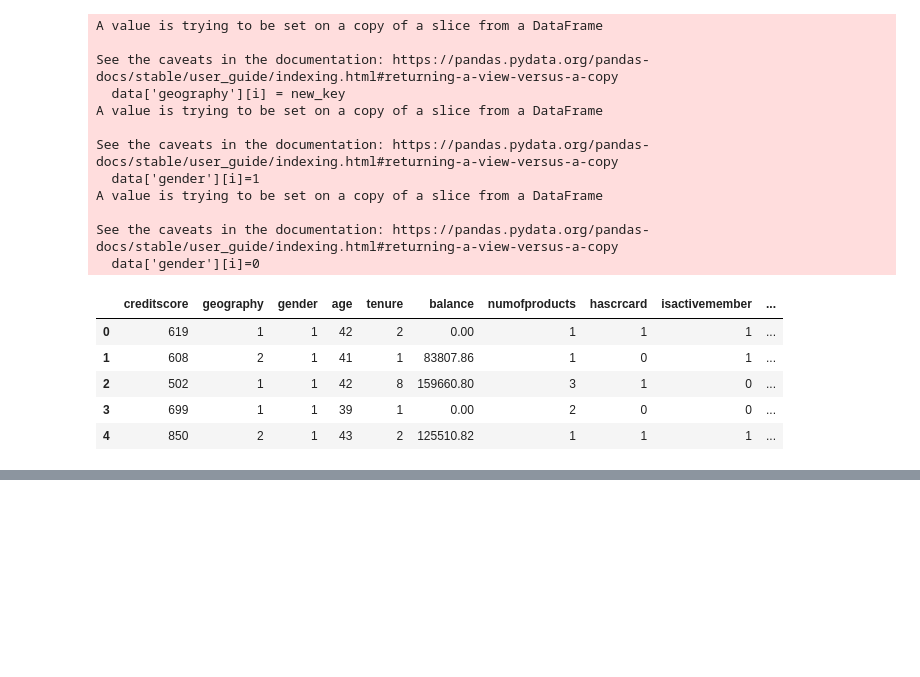
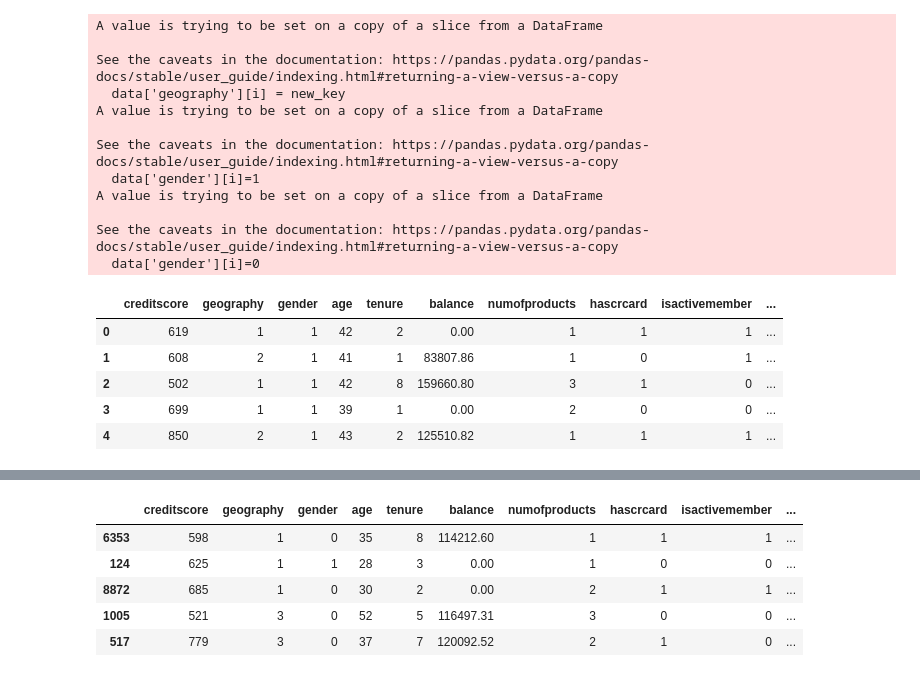
Before and after one commit to seeratfatima19/CODSOFT, a Jupyter notebook: churn_prediction.ipynb, the cells around one changed output, grey strips where cells are left out. Saved outputs shown, nothing was run; the diff lists cells and outputs as text; code cells hidden in the pictures; blank space fills up the shorter version.

```diff
--- a/churn_prediction.ipynb
+++ b/churn_prediction.ipynb
@@ -90,0 +138,9 @@ See the caveats in the documentation: https://pandas.pydata.org/pandas-docs/stab
+# %%
+train_df.head()
+# %% [output]
+|  | creditscore | geography | gender | age | tenure | balance | numofproducts | hascrcard | isactivemember | ... |
+| 6353 | 598 | 1 | 0 | 35 | 8 | 114212.60 | 1 | 1 | 1 | ... |
+| 124 | 625 | 1 | 1 | 28 | 3 | 0.00 | 1 | 0 | 0 | ... |
+| 8872 | 685 | 1 | 0 | 30 | 2 | 0.00 | 2 | 1 | 1 | ... |
+| 1005 | 521 | 3 | 0 | 52 | 5 | 116497.31 | 3 | 0 | 0 | ... |
+| 517 | 779 | 3 | 0 | 37 | 7 | 120092.52 | 2 | 1 | 0 | ... |
```
Also changed, not shown: parts of 14 cells of this notebook.
